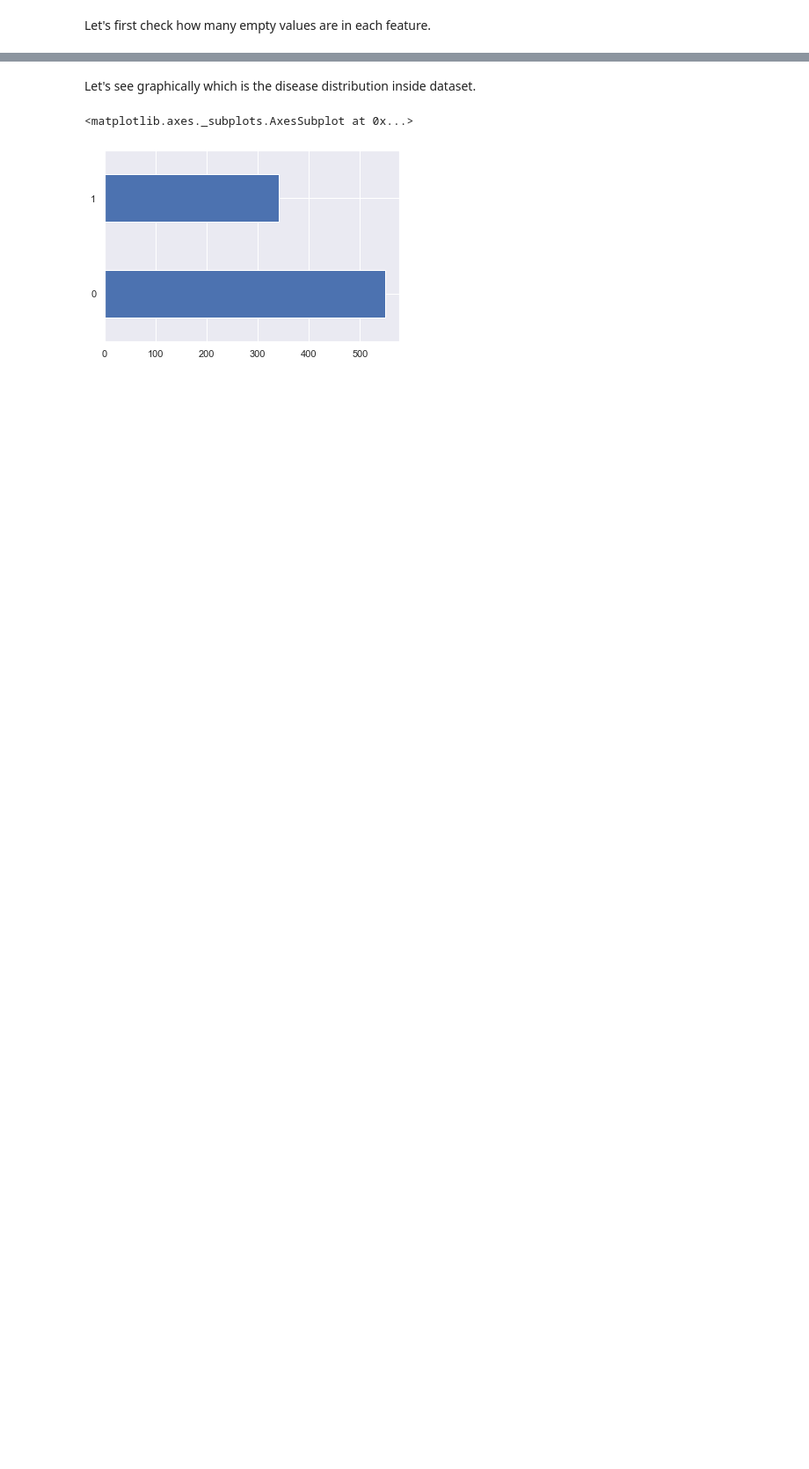
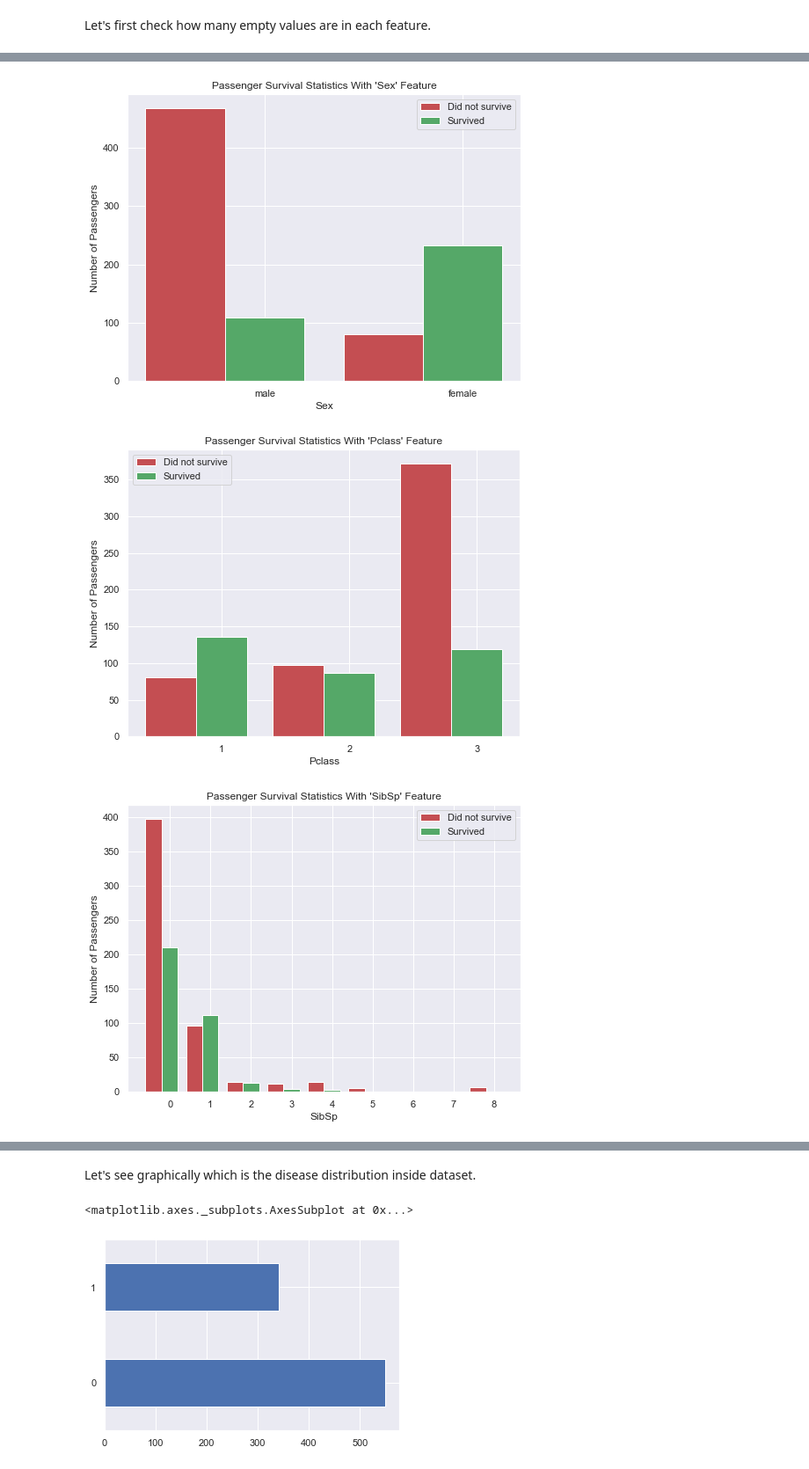
Before and after one commit to manolomaldonado/ml-kaggle, a Jupyter notebook: titanic/project.ipynb, the cells around one changed output, grey strips where cells are left out. Shown at 88% size. Drawn from its saved outputs; the diff is of its cells as text; code cells hidden in the pictures; blank space fills up the shorter version.

```diff
--- a/titanic/project.ipynb
+++ b/titanic/project.ipynb
@@ -74,0 +116,9 @@ Colunm:  Embarked ** Empty :  2 ** Empty percentage:  0.002244668911335578
+# %%
+survival_stats(dataset.drop('Survived', axis=1), dataset['Survived'], 'Sex')
+survival_stats(dataset.drop('Survived', axis=1), dataset['Survived'], 'Pclass')
+survival_stats(dataset.drop('Survived', axis=1), dataset['Survived'], 'SibSp')
+survival_stats(dataset.drop('Survived', axis=1), dataset['Survived'], 'Parch')
+# %% [output]
+[figure, added]
+[figure, added]
+[figure, added]
```
Also changed, not shown: parts of 28 cells of this notebook, 3 other files.
